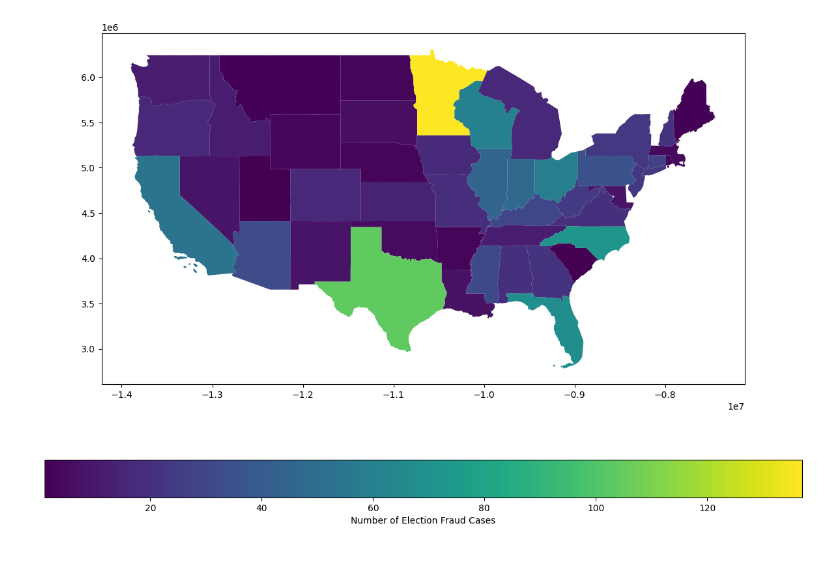
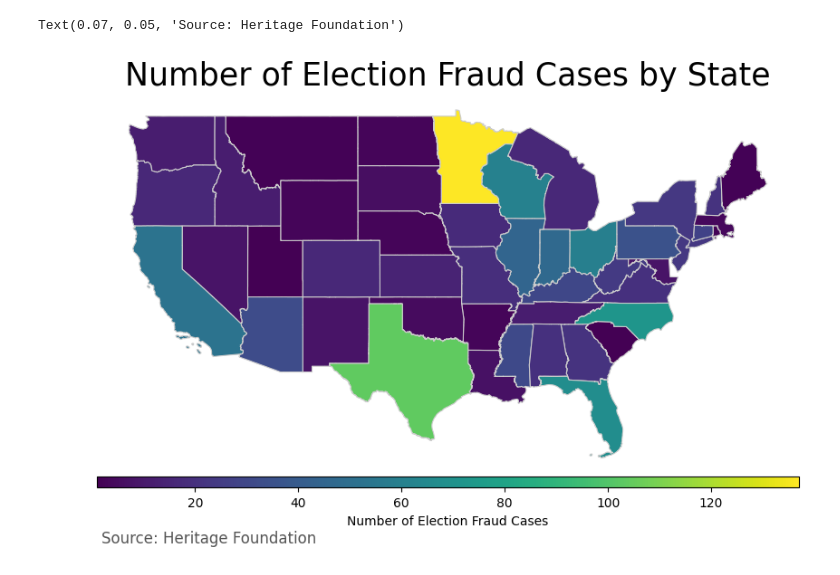
Before and after one commit to Eric-Ness/ElectionFraud, a Jupyter notebook: analyze.ipynb, the cells around one changed output. Cells and saved outputs as stored; diff of their text form; code cells hidden in the pictures.

```diff
--- a/analyze.ipynb
+++ b/analyze.ipynb
@@ -16,11 +26,15 @@ plt.show()
 # %%
-df['Year'] = df['Year'].astype(int)
+# A chart with the number of cases filed in each year
 
+# Group data by year
 grouped_data = df.groupby('Year', dropna=True).size()
-grouped_data.plot(kind='line')
+grouped_data.plot(kind='line', figsize=(10, 6))
 
+# Add labels
 plt.xlabel('Year')
 plt.ylabel('Count')
-plt.title('Count of Cases Over Time')
+plt.title('# of Cases Over Time')
+
+# Show plot
 plt.show()
 # %% [output]
@@ -45,27 +60,50 @@ plt.show()
 # %%
+# Number of Election Fraud Cases by State
+
+# Load the shapefile data
 states = geopandas.read_file('shape_file/tl_2012_us_state.shp')
 
+# Setup map
 states = states.to_crs("EPSG:3395")
 states = states[states['STUSPS'].isin(['AL', 'AR', 'AZ', 'CA', 'CO', 'CT',
                                        'DE', 'FL', 'GA', 'IA', 'ID', 'IL',
                                        'IN', 'KS', 'KY', 'LA', 'MA', 'MD',
                                        'ME', 'MI', 'MN', 'MO', 'MS', 'MT',
                                        'NC', 'ND', 'NE', 'NH', 'NJ', 'NM',
                                        'NV', 'NY', 'OH', 'OK', 'OR', 'PA',
                                        'RI', 'SC', 'SD', 'TN', 'TX', 'UT',
                                        'VA', 'VT', 'WA', 'WI', 'WV', 'WY'])]
 
 # Merge the counts with the shapefile data
 counts = df['State'].value_counts()
 states = states.merge(counts, left_on='NAME', right_index=True)
 
+fig, ax = plt.subplots(1, figsize=(10, 6))
+
+# Create a divider for the colorbar
+divider = make_axes_locatable(ax)
+cax = divider.append_axes("bottom", size="3%", pad=0.01)
+
 # Plot the map with color based on counts
 states.plot(
     cmap='viridis',
     column='count',
     figsize=(15, 10),
     legend=True,
-    legend_kwds={"label": "Number of Election Fraud Cases", "orientation": "horizontal"}
+    cax=cax,
+    legend_kwds={"label": "Number of Election Fraud Cases", "orientation": "horizontal"},
+    linewidth=0.8, ax=ax, edgecolor='0.8'
     );
+
+# remove the axis
+ax.axis('off')
+
+# add a title
+ax.set_title('Number of Election Fraud Cases by State', fontdict={'fontsize': '25', 'fontweight' : '2'})
+
+# create an annotation for the data source
+ax.annotate('Source: Heritage Foundation',xy=(0.07, .05),  xycoords='figure fraction', horizontalalignment='left',
+            verticalalignment='top', fontsize=12, color='#555555')
 # %% [output]
+Text(0.07, 0.05, 'Source: Heritage Foundation')
-[figure, old version]
+[figure, new version]
```
Also changed, not shown: parts of 4 cells of this notebook.
